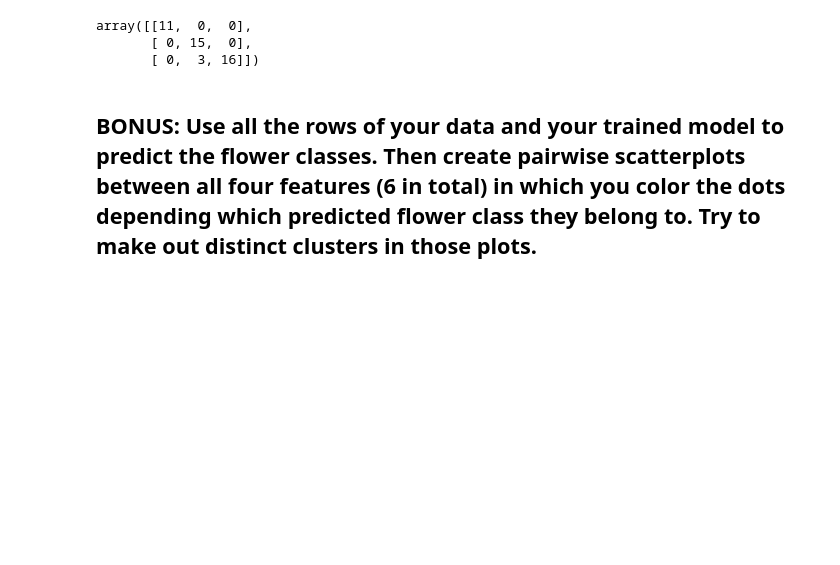
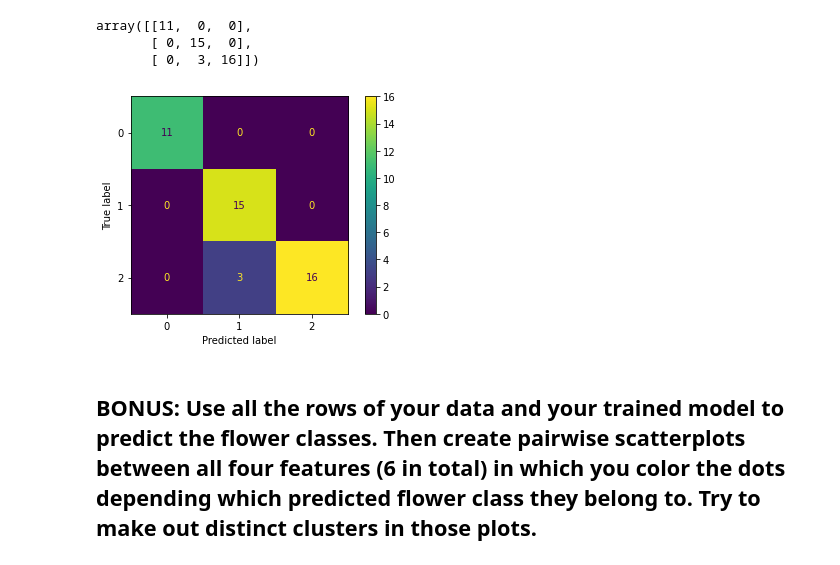
Before and after one commit to MpiPuin12/Marc-Puyol-Iniesta, a Jupyter notebook: Lab Flowers.ipynb, the cells around one changed output. Drawn from its saved outputs; the diff is of its cells as text; code cells hidden in the pictures; blank space fills up the shorter version.

```diff
--- a/Lab Flowers.ipynb
+++ b/Lab Flowers.ipynb
@@ -260,6 +260,12 @@ confusion_matrix(y_test,y_test_pred)
 array([[11,  0,  0],
        [ 0, 15,  0],
        [ 0,  3, 16]])
+# %%
+cmx=confusion_matrix(y_test,y_test_pred)
+disp=ConfusionMatrixDisplay(confusion_matrix=cmx)
+disp.plot();
+# %% [output]
+[figure, added]
 # %% [markdown]
 ## BONUS: Use all the rows of your data and your trained model to predict the flower classes. Then create pairwise scatterplots between all four features (6 in total) in which you color the dots depending which predicted flower class they belong to. Try to make out distinct clusters in those plots.
 # %%
```
Also changed, not shown: 3 other files.
